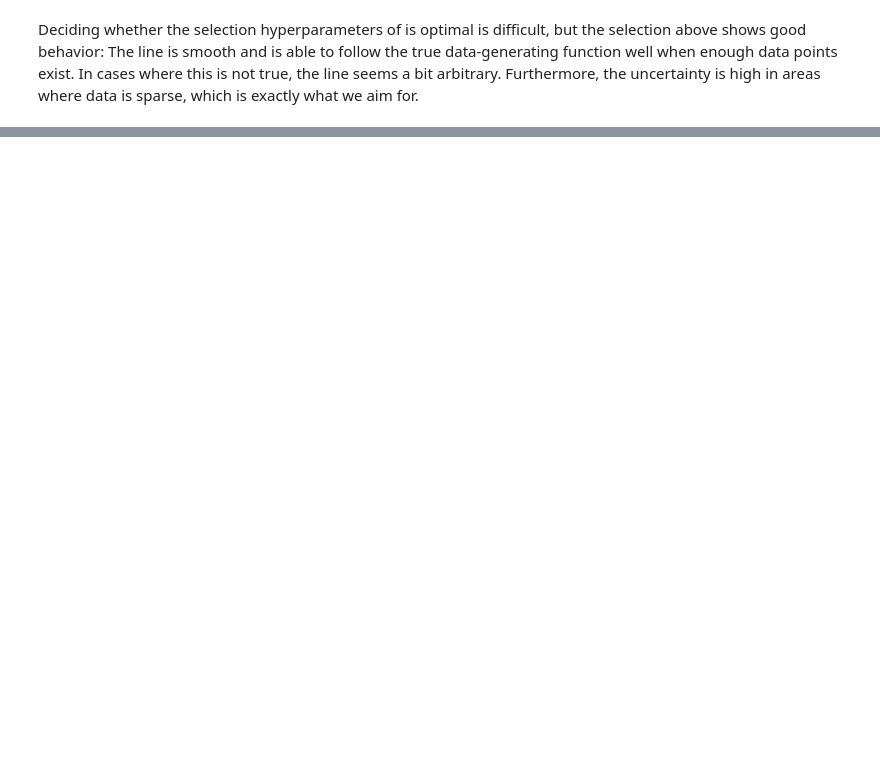
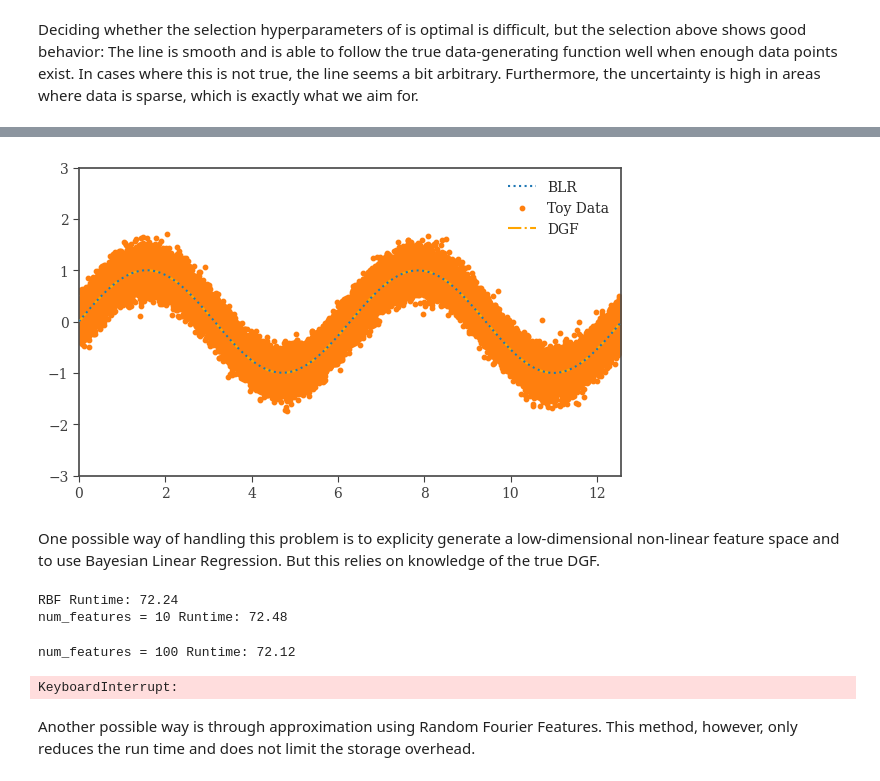
Before and after one commit to nicomu99/data-analysis, a Jupyter notebook: gp.ipynb, the cells around one changed output, grey strips where cells are left out. Saved outputs shown, nothing was run; the diff lists cells and outputs as text; code cells hidden in the pictures; blank space fills up the shorter version.

Commit message:
Started implementing RFF approximation

```diff
--- a/gp.ipynb
+++ b/gp.ipynb
@@ -203,0 +242,27 @@ Deciding whether the selection hyperparameters of is optimal is difficult, but t
+# %%
+x_new = np.hstack((x_large, np.sin(x_large)))
+
+blr = BLR()
+
+blr = blr.fit(x_new, y_large)
+y_pred, y_cov = blr.predict(x_new)
+
+y_pred = y_pred.ravel()
+y_std = np.diag(y_cov) ** 0.5
+# %%
+fig, ax = plt.subplots(figsize=(7, 4))
+
+ax.plot(x_large, y_pred, label=f"BLR", zorder=100, linestyle="dotted")
+ax.fill_between(x_large.ravel(), y_pred - y_std, y_pred + y_std, alpha=0.2)
+ax.scatter(x_large, y_large, label="Toy Data", s=10)
+ax.plot(x_large, np.sin(x_large), label="DGF", color="orange", zorder=99, linestyle="dashdot")
+
+ax.set_ylim(-3, 3)
+ax.set_xlim(0, np.max(x))
+ax.legend()
+
+plt.show()
+# %% [output]
+[figure, added]
+# %% [markdown]
+One possible way of handling this problem is to explicity generate a low-dimensional non-linear feature space and to use Bayesian Linear Regression. But this relies on knowledge of the true DGF.
@@ -203,0 +274,26 @@ Deciding whether the selection hyperparameters of is optimal is difficult, but t
+# %%
+gp = GP(kernel="rbf", h=best_h, sigma_n=best_sigma_n)
+
+start_time = time.time()
+gp = gp.fit(x, y)
+y_pred, y_cov = gp.predict(x)
+print(f"RBF Runtime: {time.time() - start_time:.2f}")
+
+res = []
+for num_features in [10, 100, 1000, 2000]:
+    gp = GP(kernel="rbf", h=best_h, sigma_n=best_sigma_n, approximate=True, num_features=num_features)
+
+    start_time = time.time()
+    gp = gp.fit(x, y)
+    y_pred, y_cov = gp.predict(x)
+    print(f"num_features = {num_features} Runtime: {time.time() - start_time:.2f}")
+
+    y_pred = y_pred.ravel()
+    std = np.diag(y_cov) ** 0.5
+
+    res.append((num_features, y_pred.ravel(), std))
+# %% [output]
+RBF Runtime: 72.24
+num_features = 10 Runtime: 72.48
+num_features = 100 Runtime: 72.12
+KeyboardInterrupt:
@@ -203,0 +313,2 @@ Deciding whether the selection hyperparameters of is optimal is difficult, but t
+# %% [markdown]
+Another possible way is through approximation using Random Fourier Features. This method, however, only reduces the run time and does not limit the storage overhead.
```
Also changed, not shown: parts of 13 cells of this notebook, 1 other file.
